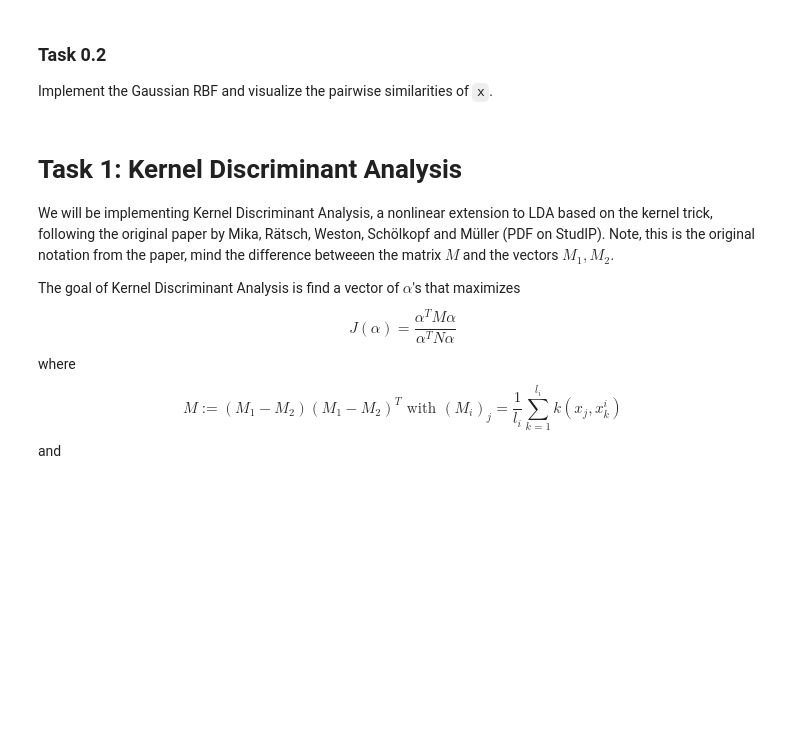
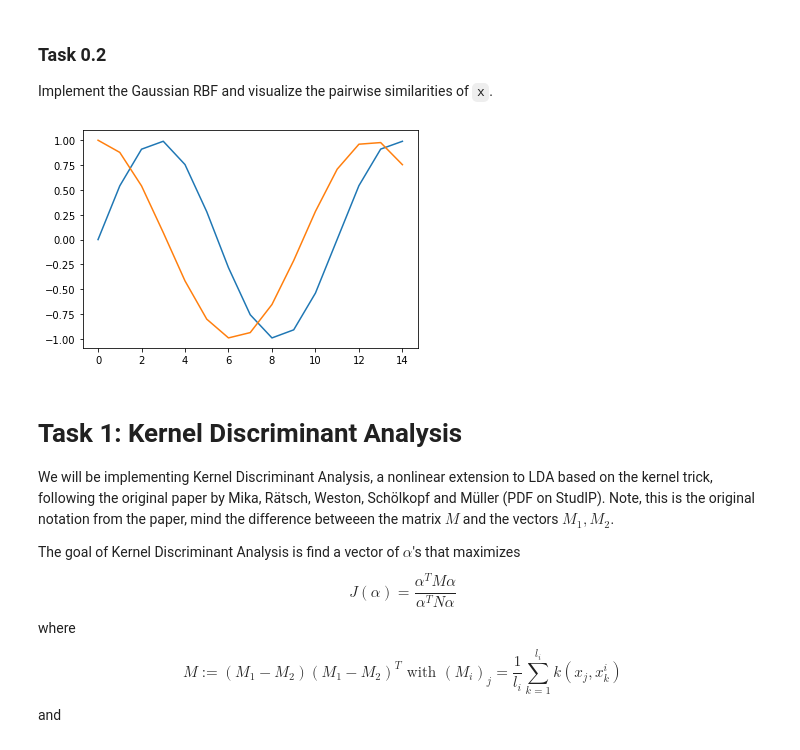
Before and after one commit to fredbec/ml-sose21, a Jupyter notebook: collect/practical_3_rene.ipynb, the cells around one changed output. Cells and saved outputs as stored; diff of their text form; code cells hidden in the pictures; blank space fills up the shorter version.

```diff
--- a/collect/practical_3_rene.ipynb
+++ b/collect/practical_3_rene.ipynb
@@ -109,6 +111,11 @@ plt.show()
 Implement the Gaussian RBF and visualize the pairwise similarities of `x`.
 # %%
 x = np.stack([np.sin(np.linspace(0, 8, 15)), np.cos(np.linspace(0, 7, 15))]).T
+# %%
+plt.plot(x)
+plt.show()
+# %% [output]
+[figure, added]
 # %%
 # RBF kernel
 # %%
```
Also changed, not shown: parts of 13 cells of this notebook.
